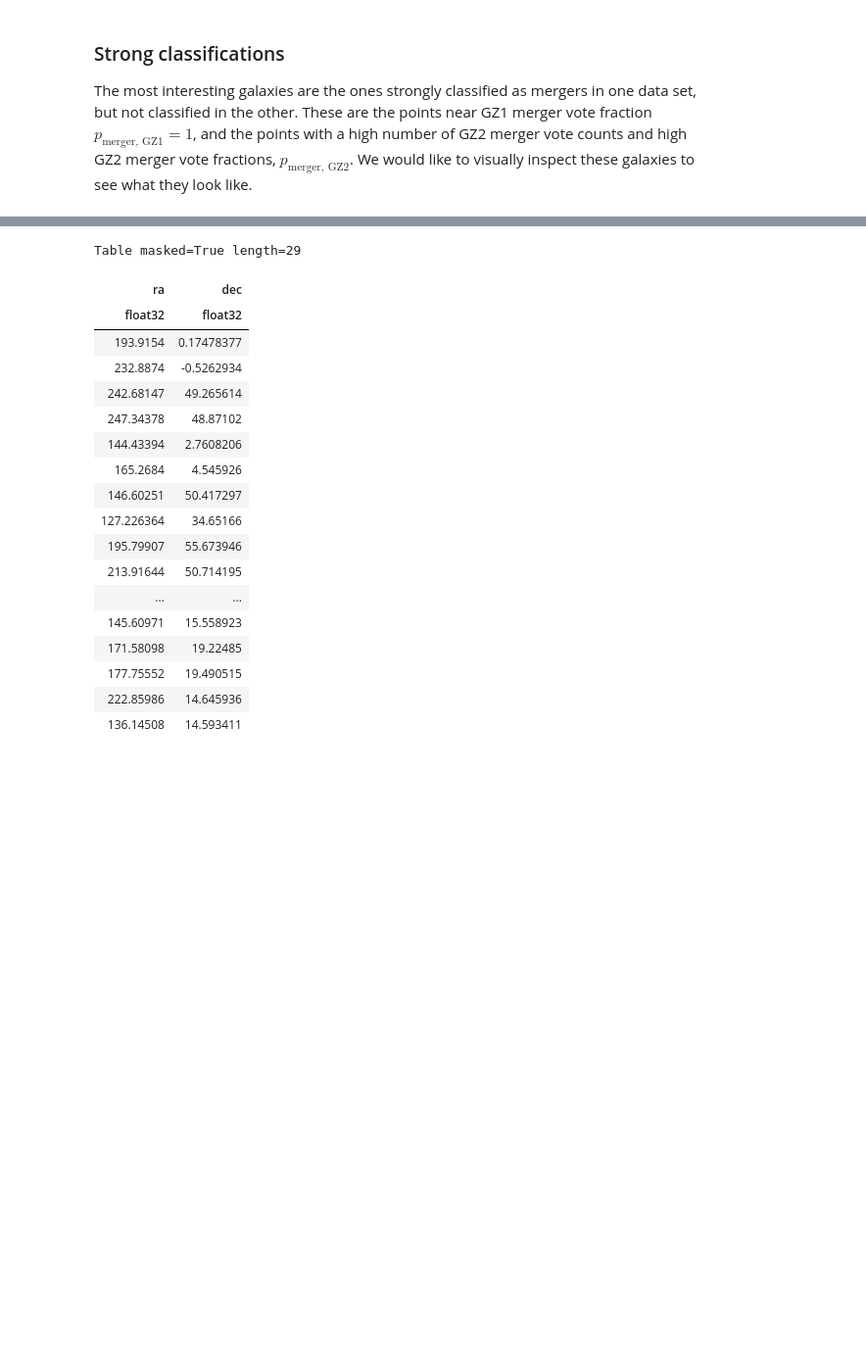
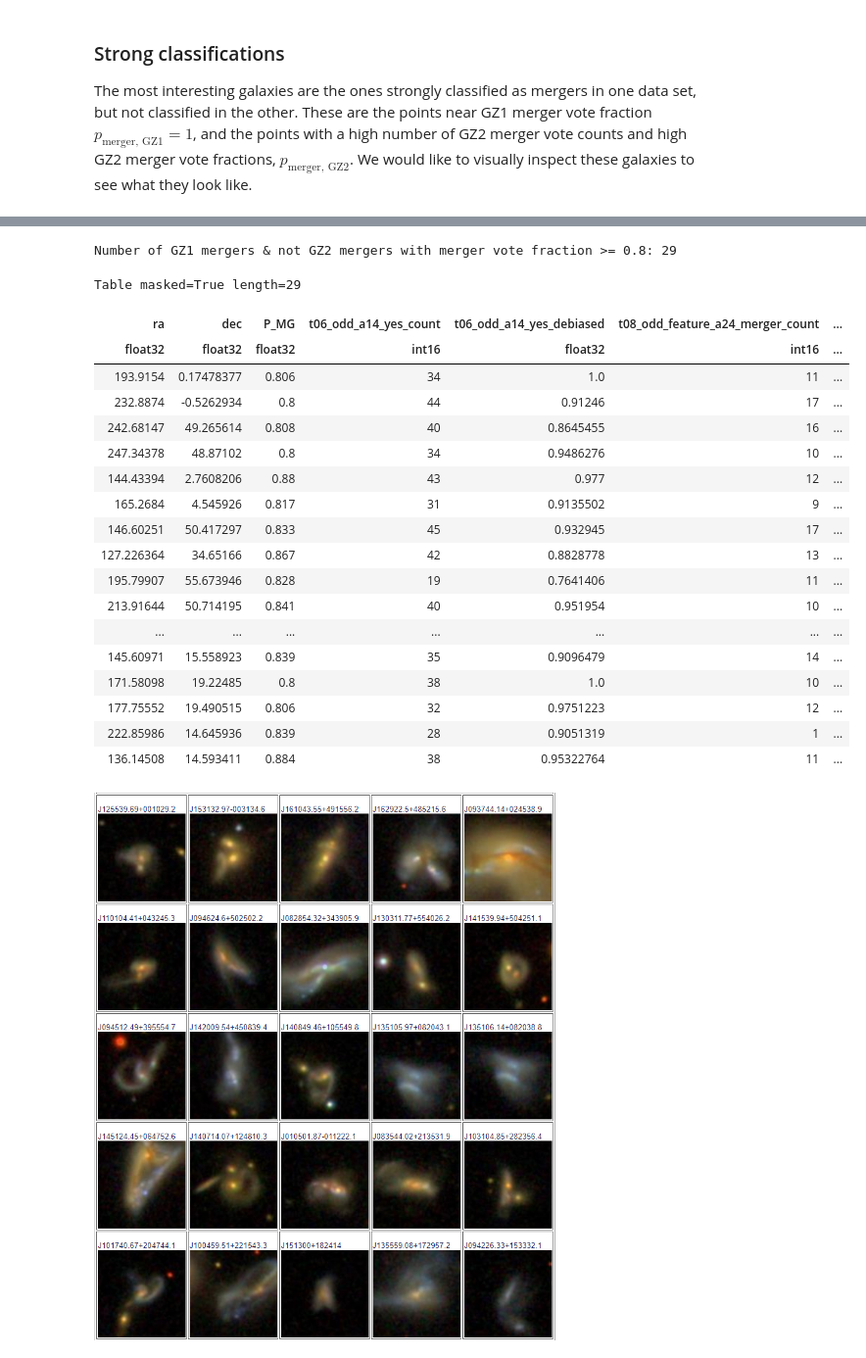
Before and after one commit to tplews98/MPhys_Project, a Jupyter notebook: MT_Week7_Mergers.ipynb, the cells around one changed output, grey strips where cells are left out. Shown at 98% size. Drawn from its saved outputs; the diff is of its cells as text; code cells hidden in the pictures; blank space fills up the shorter version.

Commit message:
GZ1 and GZ2 mergers

```diff
--- a/MT_Week7_Mergers.ipynb
+++ b/MT_Week7_Mergers.ipynb
@@ -195,22 +198,32 @@ The most interesting galaxies are the ones strongly classified as mergers in one
+# %%
+print("Number of GZ1 mergers & not GZ2 mergers with merger vote fraction >= 0.8: " + str(len(gz1_not_gz2_mergers[gz1_not_gz2_mergers["P_MG"] >= 0.8])))
+# %% [output]
+Number of GZ1 mergers & not GZ2 mergers with merger vote fraction >= 0.8: 29
 # %%
-display(gz1_not_gz2_mergers[gz1_not_gz2_mergers["P_MG"] >= 0.8][["ra", "dec"]])
+display(gz1_not_gz2_mergers[gz1_not_gz2_mergers["P_MG"] >= 0.8]["ra", "dec", "P_MG", "t06_odd_a14_yes_count", "t06_odd_a14_yes_debiased", "t08_odd_feature_a24_merger_count", "t08_odd_feature_a24_merger_debiased"])
+
+from PIL import Image
+
+pil_im = Image.open('Data\\Pics\\gz1_not_gz2_mergers.png', 'r')
+display(pil_im)
 # %% [output]
 Table masked=True length=29
-| ra | dec |
-| float32 | float32 |
-| 193.9154 | 0.17478377 |
-| 232.8874 | -0.5262934 |
-| 242.68147 | 49.265614 |
-| 247.34378 | 48.87102 |
-| 144.43394 | 2.7608206 |
-| 165.2684 | 4.545926 |
-| 146.60251 | 50.417297 |
-| 127.226364 | 34.65166 |
-| 195.79907 | 55.673946 |
-| 213.91644 | 50.714195 |
-| ... | ... |
-| 145.60971 | 15.558923 |
-| 171.58098 | 19.22485 |
-| 177.75552 | 19.490515 |
-| 222.85986 | 14.645936 |
-| 136.14508 | 14.593411 |
+| ra | dec | P_MG | t06_odd_a14_yes_count | t06_odd_a14_yes_debiased | t08_odd_feature_a24_merger_count | ... |
+| float32 | float32 | float32 | int16 | float32 | int16 | ... |
+| 193.9154 | 0.17478377 | 0.806 | 34 | 1.0 | 11 | ... |
+| 232.8874 | -0.5262934 | 0.8 | 44 | 0.91246 | 17 | ... |
+| 242.68147 | 49.265614 | 0.808 | 40 | 0.8645455 | 16 | ... |
+| 247.34378 | 48.87102 | 0.8 | 34 | 0.9486276 | 10 | ... |
+| 144.43394 | 2.7608206 | 0.88 | 43 | 0.977 | 12 | ... |
+| 165.2684 | 4.545926 | 0.817 | 31 | 0.9135502 | 9 | ... |
+| 146.60251 | 50.417297 | 0.833 | 45 | 0.932945 | 17 | ... |
+| 127.226364 | 34.65166 | 0.867 | 42 | 0.8828778 | 13 | ... |
+| 195.79907 | 55.673946 | 0.828 | 19 | 0.7641406 | 11 | ... |
+| 213.91644 | 50.714195 | 0.841 | 40 | 0.951954 | 10 | ... |
+| ... | ... | ... | ... | ... | ... | ... |
+| 145.60971 | 15.558923 | 0.839 | 35 | 0.9096479 | 14 | ... |
+| 171.58098 | 19.22485 | 0.8 | 38 | 1.0 | 10 | ... |
+| 177.75552 | 19.490515 | 0.806 | 32 | 0.9751223 | 12 | ... |
+| 222.85986 | 14.645936 | 0.839 | 28 | 0.9051319 | 1 | ... |
+| 136.14508 | 14.593411 | 0.884 | 38 | 0.95322764 | 11 | ... |
+[figure, added]
```
Also changed, not shown: parts of 5 cells of this notebook.
